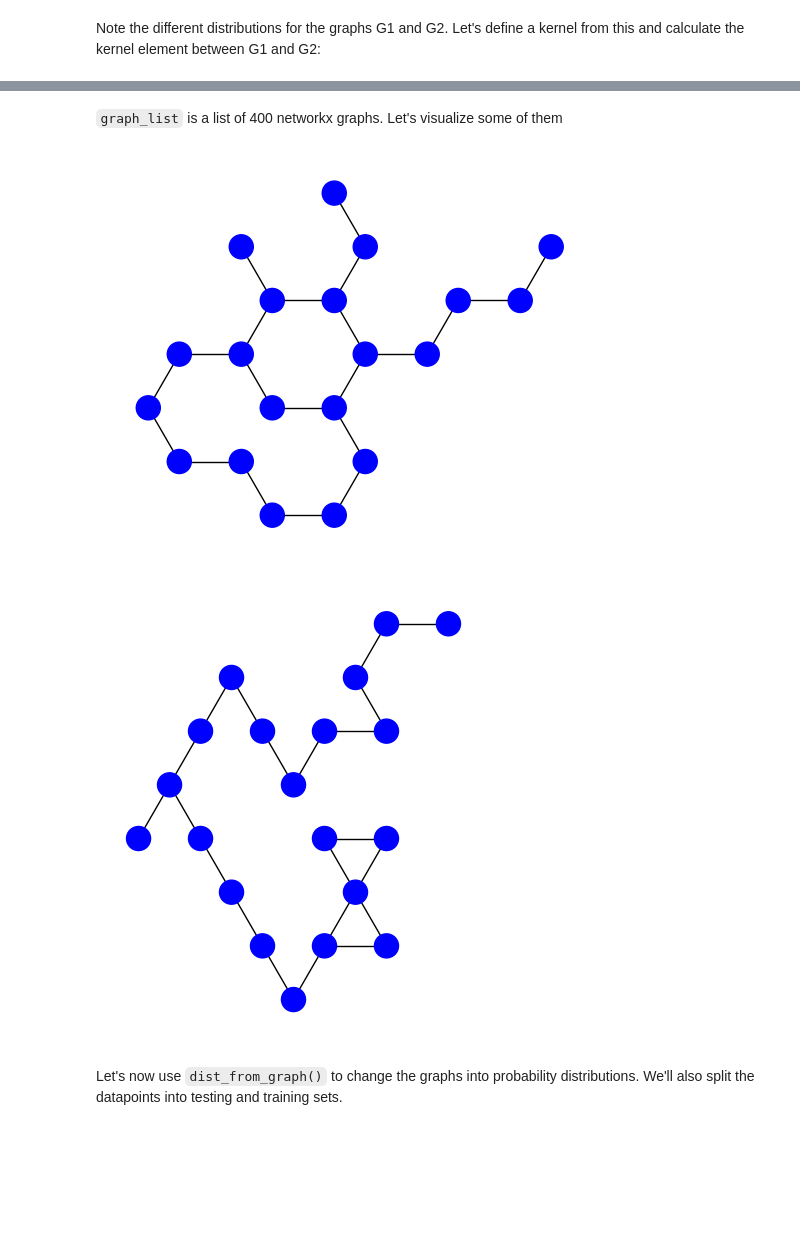
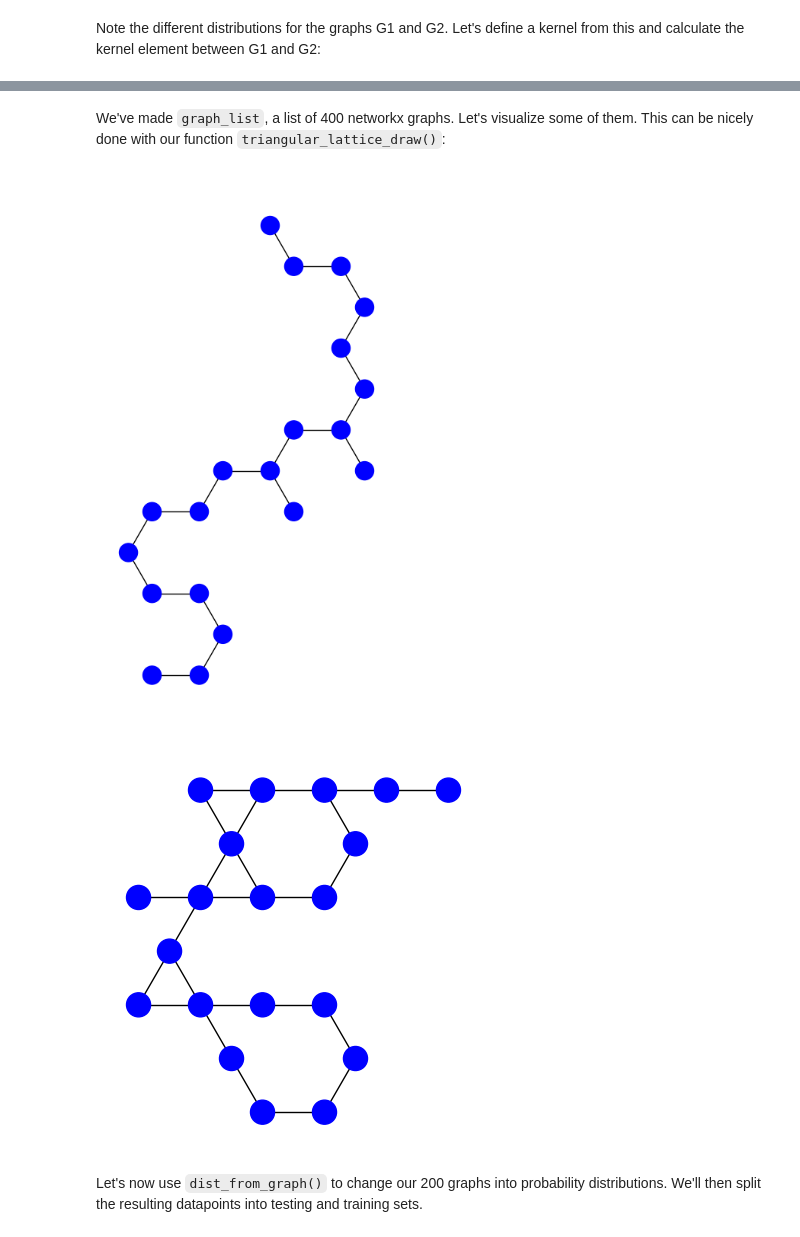
Before and after one commit to JohnGoldenGardiner/graph-kernel, a Jupyter notebook: demonstration.ipynb, the cells around one changed output, grey strips where cells are left out. Cells and saved outputs as stored; diff of their text form; code cells hidden in the pictures; blank space fills up the shorter version.

```diff
--- a/demonstration.ipynb
+++ b/demonstration.ipynb
@@ -96,5 +100,5 @@ I've coded up a function `triangular_random_walk()` which creates graphs this sa
 # %%
-N = 400 # Total number of graphs
+N = 200 # Total number of graphs
 num_nodes = 20 # Number of nodes in each graph
 
 y = np.zeros(N)
@@ -112,18 +116,18 @@ for i in range(N//2, N):
     graph_list.append(graph)
     y[i] = 0
 # %% [markdown]
-`graph_list` is a list of 400 networkx graphs. Let's visualize some of them
+We've made `graph_list`, a list of 400 networkx graphs. Let's visualize some of them. This can be nicely done with our function `triangular_lattice_draw()`:
 # %%
 # Visualize a graph from the hexagonal sublattice
-triangular_lattice_draw(graph_list[10])
+triangular_lattice_draw(graph_list[42])
 
 # Visualize a graph from the kagome sublattice
-triangular_lattice_draw(graph_list[210])
+triangular_lattice_draw(graph_list[142])
 # %% [output]
-[figure, old version]
+[figure, new version]
-[figure, old version]
+[figure, new version]
 # %% [markdown]
-Let's now use `dist_from_graph()` to change the graphs into probability distributions. We'll also split the datapoints into testing and training sets.
+Let's now use `dist_from_graph()` to change our 200 graphs into probability distributions. We'll then split the resulting datapoints into testing and training sets.
 # %%
 X = np.zeros((N, num_nodes + 1))
 for i, graph in enumerate(graph_list):
```
Also changed, not shown: parts of 11 cells of this notebook.
